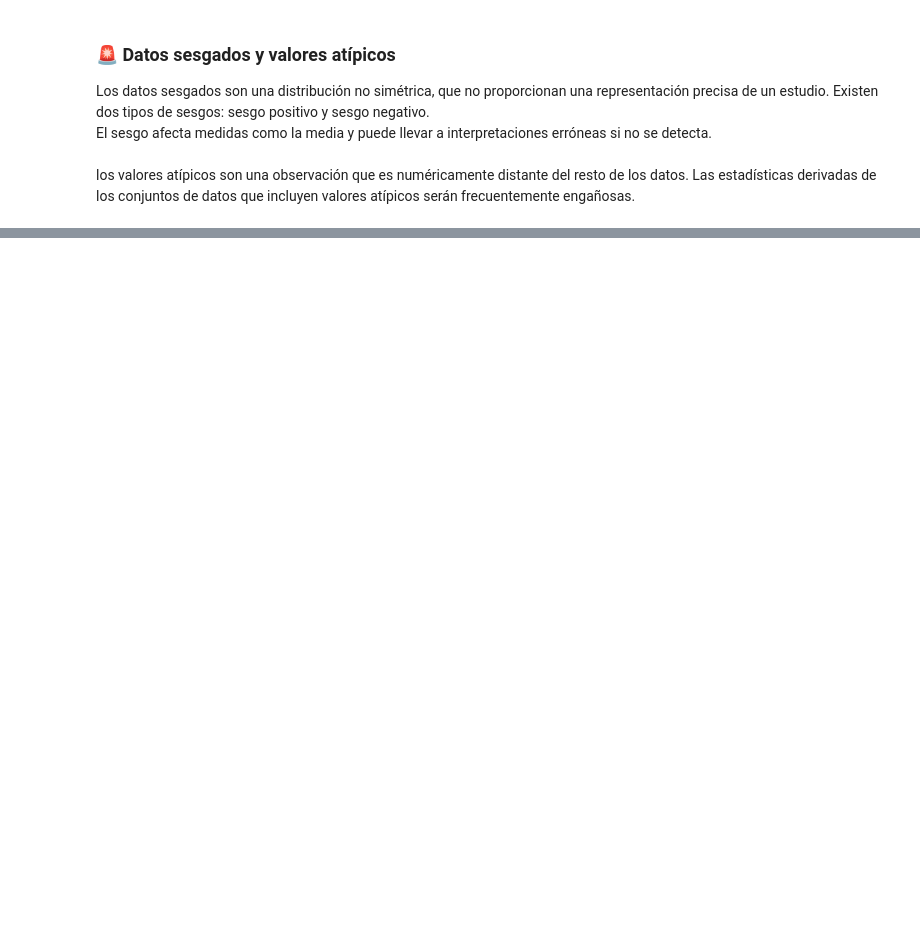
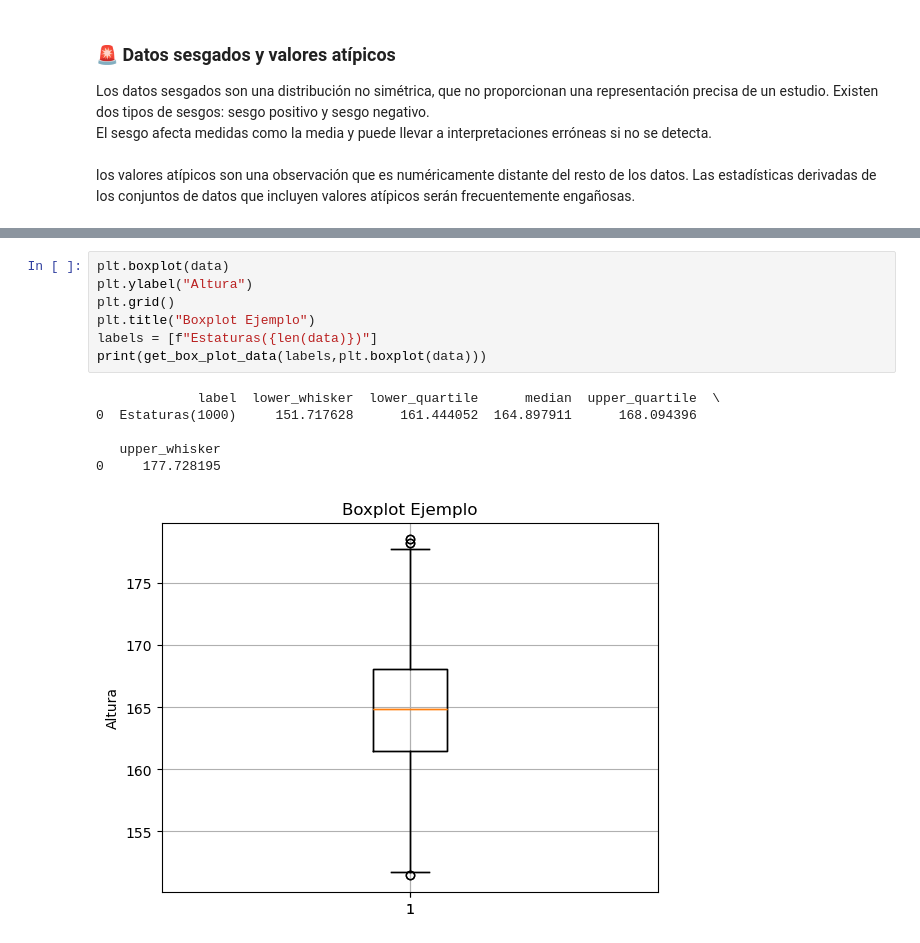
Before and after one commit to drofus/Data_bootCamp, a Jupyter notebook: Semana_9.ipynb, the cells around one changed output, grey strips where cells are left out. Saved outputs shown, nothing was run; the diff lists cells and outputs as text; blank space fills up the shorter version.

```diff
--- a/Semana_9.ipynb
+++ b/Semana_9.ipynb
@@ -144,0 +175,14 @@ Valores atípicos: [149.82157914 149.59888636 182.03326828 184.02305971 178.7701
+# %%
+plt.boxplot(data)
+plt.ylabel("Altura")
+plt.grid()
+plt.title("Boxplot Ejemplo")
+labels = [f"Estaturas({len(data)})"]
+print(get_box_plot_data(labels,plt.boxplot(data)))
+# %% [output]
+             label  lower_whisker  lower_quartile      median  upper_quartile  \
+0  Estaturas(1000)     151.717628      161.444052  164.897911      168.094396
+
+   upper_whisker
+0     177.728195
+[figure, added]
```
Also changed, not shown: parts of 8 cells of this notebook, 20 other files.
